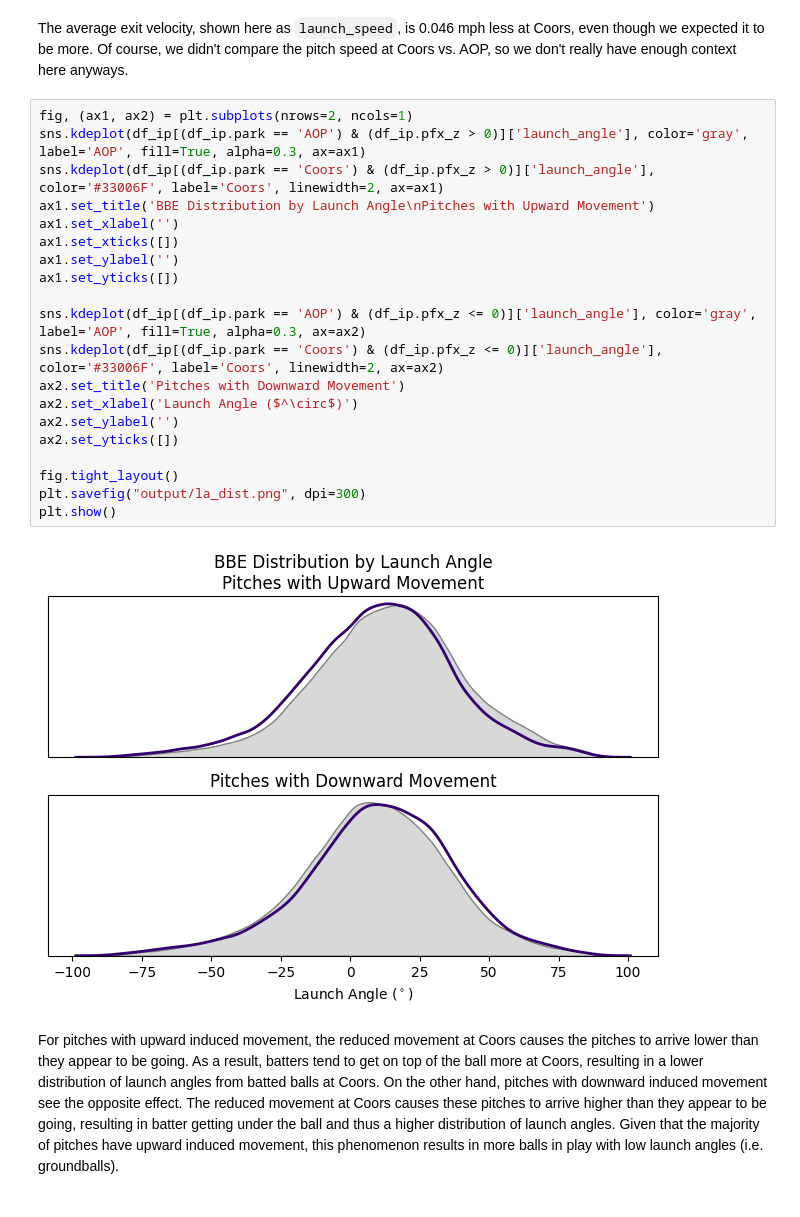
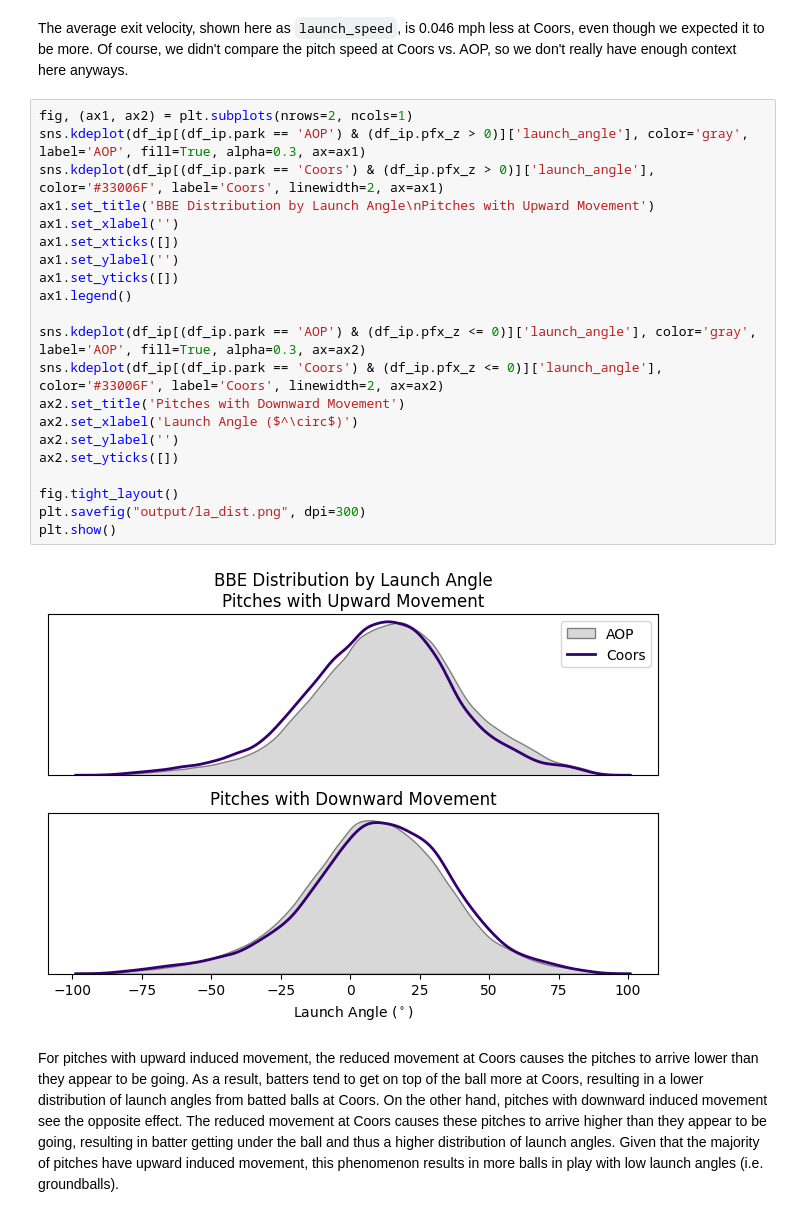
Before and after one commit to skparagas/Coors-Hangover-Effect, a Jupyter notebook: coors_pt1.ipynb, the cells around one changed output. Saved outputs shown, nothing was run; the diff lists cells and outputs as text.

Commit message:
adding legend

```diff
--- a/coors_pt1.ipynb
+++ b/coors_pt1.ipynb
@@ -503,25 +503,26 @@ The average exit velocity, shown here as `launch_speed`, is 0.046 mph less at Co
 # %%
 fig, (ax1, ax2) = plt.subplots(nrows=2, ncols=1)
 sns.kdeplot(df_ip[(df_ip.park == 'AOP') & (df_ip.pfx_z > 0)]['launch_angle'], color='gray', label='AOP', fill=True, alpha=0.3, ax=ax1)
 sns.kdeplot(df_ip[(df_ip.park == 'Coors') & (df_ip.pfx_z > 0)]['launch_angle'], color='#33006F', label='Coors', linewidth=2, ax=ax1)
 ax1.set_title('BBE Distribution by Launch Angle\nPitches with Upward Movement')
 ax1.set_xlabel('')
 ax1.set_xticks([])
 ax1.set_ylabel('')
 ax1.set_yticks([])
+ax1.legend()
 
 sns.kdeplot(df_ip[(df_ip.park == 'AOP') & (df_ip.pfx_z <= 0)]['launch_angle'], color='gray', label='AOP', fill=True, alpha=0.3, ax=ax2)
 sns.kdeplot(df_ip[(df_ip.park == 'Coors') & (df_ip.pfx_z <= 0)]['launch_angle'], color='#33006F', label='Coors', linewidth=2, ax=ax2)
 ax2.set_title('Pitches with Downward Movement')
 ax2.set_xlabel('Launch Angle ($^\circ$)')
 ax2.set_ylabel('')
 ax2.set_yticks([])
 
 fig.tight_layout()
 plt.savefig("output/la_dist.png", dpi=300)
 plt.show()
 # %% [output]
-[figure, old version]
+[figure, new version]
 # %% [markdown]
 For pitches with upward induced movement, the reduced movement at Coors causes the pitches to arrive lower than they appear to be going. As a result, batters tend to get on top of the ball more at Coors, resulting in a lower distribution of launch angles from batted balls at Coors. On the other hand, pitches with downward induced movement see the opposite effect. The reduced movement at Coors causes these pitches to arrive higher than they appear to be going, resulting in batter getting under the ball and thus a higher distribution of launch angles. Given that the majority of pitches have upward induced movement, this phenomenon results in more balls in play with low launch angles (i.e. groundballs).
 # %% [markdown]
```
Also changed, not shown: parts of 2 cells of this notebook, 1 other file.
